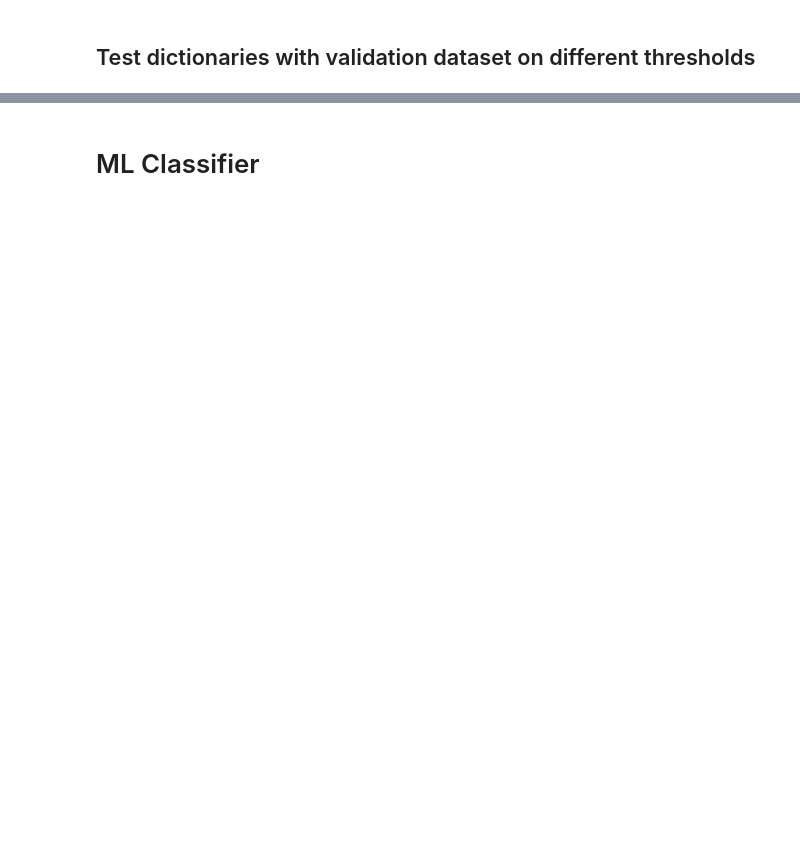
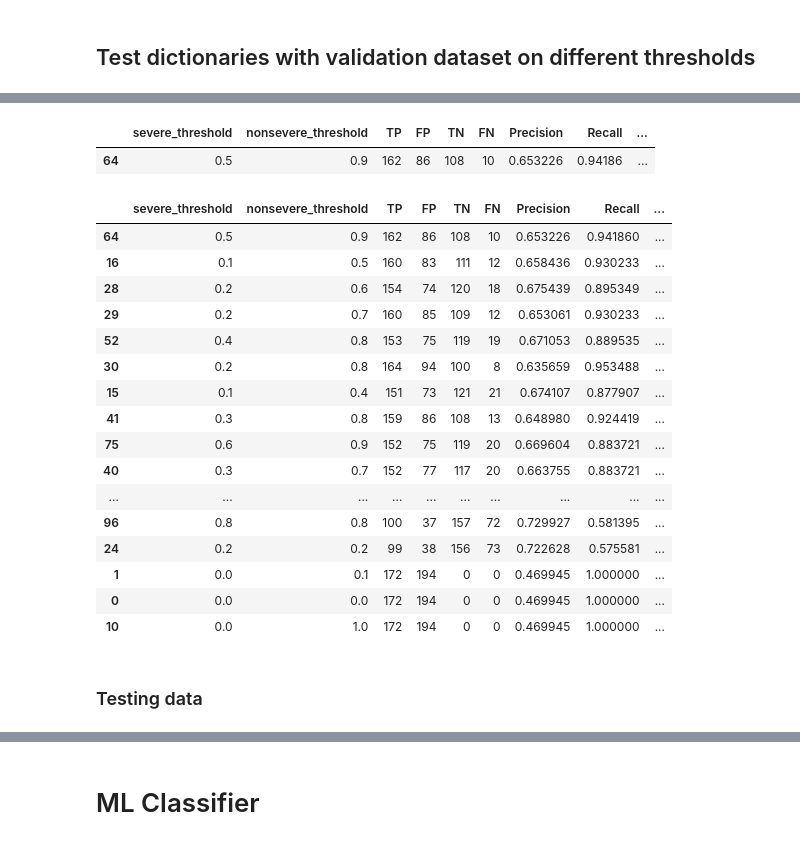
Before and after one commit to fatymaziz/DataAnalysis, a Jupyter notebook: BugSeverityPrediction-Dictionarybased.ipynb, the cells around one changed output, grey strips where cells are left out. Cells and saved outputs as stored; diff of their text form; code cells hidden in the pictures; blank space fills up the shorter version.

Commit message:
Dictionary and ML models done

```diff
--- a/BugSeverityPrediction-Dictionarybased.ipynb
+++ b/BugSeverityPrediction-Dictionarybased.ipynb
@@ -358,6 +383,7 @@ def classifier(Summary,severedictionary_list,nonseveredictionary_list):
     return tag
 # %%
 #severe_threshold = [0.0, 0.1 ,0.2, 0.3 ,0.4, 0.5, 0.6, 0.7, 0.8, 0.9, 1.0]
-#severe_threshold = [x * 0.01 for x in range(0, 100)] + [0.2, 0.5, 1.0]
-severe_threshold=[x * 0.001 for x in range(0, 1000)] + [0.2, 0.5, 1.0]
+# severe_threshold = [x * 0.01 for x in range(0, 100)] + [0.2, 0.5, 1.0]
+# severe_threshold=[x * 0.001 for x in range(0, 1000)] + [0.2, 0.5, 1.0]
+severe_threshold = [0.0, 0.1 ,0.2, 0.3 ,0.4, 0.5, 0.6, 0.7, 0.8, 0.9, 1.0]
 nonsevere_threshold = [0.0, 0.1 ,0.2, 0.3 ,0.4, 0.5, 0.6, 0.7, 0.8, 0.9, 1.0]
@@ -364,5 +396,7 @@ nonsevere_threshold = [0.0, 0.1 ,0.2, 0.3 ,0.4, 0.5, 0.6, 0.7, 0.8, 0.9, 1.0]
 # %%
+#Function that creates dictionary on different threholds and tests with validation data and returns the confusion matrix and accuracy scores of each dictionary
 def dictionary_onthresholds(severe_threshold, nonsevere_threshold, dataset):
+
     severe_dictionary = {}
     nonsevere_dictionary = {}
     for keyy in payload_train:
@@ -373,26 +407,37 @@ def dictionary_onthresholds(severe_threshold, nonsevere_threshold, dataset):
             nonsevere_dictionary[keyy] = payload_train[keyy]
 
     severedictionary_list = list(severe_dictionary.keys())
+    print(severedictionary_list)
     nonseveredictionary_list = list(nonsevere_dictionary.keys())
+    print(nonseveredictionary_list)
 
     dataset["Summary"]  = dataset["Summary"].apply(lambda x: nlpsteps(x))
 
     dataset["my_tag"] = dataset["Summary"].apply(lambda x: classifier(x,severedictionary_list,nonseveredictionary_list))
 
 
+    TP = 0
+    for d in dataset.iterrows():
+        if ((d[1]["my_tag"]== "Severe") & (d[1]["Severity"]== "Severe")):
+            TP = TP+1
+    FP = 0
+    for d in dataset.iterrows():
+        if (d[1]["my_tag"]== "Severe" )& (d[1]["Severity"]== "NonSevere"):
+            FP = FP+1
+    TN = 0
+    for d in dataset.iterrows():
+        if (d[1]["my_tag"]== "NonSevere") & (d[1]["Severity"]== "NonSevere"):
+            TN = TN+1
+    FN = 0
+    for d in dataset.iterrows():
+        if (d[1]["my_tag"]== "NonSevere") & (d[1]["Severity"]== "Severe"):
+            FN = FN+1
+
     confusion_matrix = {
-        "TP": len(dataset[(dataset["my_tag"]== "Severe") &
-                                     (dataset["Severity"]== "Severe")
-                                 ]),
-        "FP": len(dataset[(dataset["my_tag"]== "Severe") &
-                                     (dataset["Severity"]== "NonSevere")
-                                 ]),
-        "TN": len(dataset[(dataset["my_tag"]== "NonSevere") &
-                                     (dataset["Severity"]== "NonSevere")
-                                 ]),
-        "FN": len(dataset[(dataset["my_tag"]== "NonSevere") &
-                                     (dataset["Severity"]== "Severe")
-                                 ]),
+        "TP": TP,
+        "FP": FP,
+        "TN": TN,
+        "FN": FN
 
     }
 
@@ -537,0 +545,28 @@ July 14,2022
+# %%
+# Max F1score that was tested with the validation data
+F1Score_df[F1Score_df['F1Score']==F1Score_df['F1Score'].max()]
+# %% [output]
+|  | severe_threshold | nonsevere_threshold | TP | FP | TN | FN | Precision | Recall | ... |
+| 64 | 0.5 | 0.9 | 162 | 86 | 108 | 10 | 0.653226 | 0.94186 | ... |
+# %%
+F1Score_df.sort_values(by=['F1Score'], ascending=False).head(50)
+# %% [output]
+|  | severe_threshold | nonsevere_threshold | TP | FP | TN | FN | Precision | Recall | ... |
+| 64 | 0.5 | 0.9 | 162 | 86 | 108 | 10 | 0.653226 | 0.941860 | ... |
+| 16 | 0.1 | 0.5 | 160 | 83 | 111 | 12 | 0.658436 | 0.930233 | ... |
+| 28 | 0.2 | 0.6 | 154 | 74 | 120 | 18 | 0.675439 | 0.895349 | ... |
+| 29 | 0.2 | 0.7 | 160 | 85 | 109 | 12 | 0.653061 | 0.930233 | ... |
+| 52 | 0.4 | 0.8 | 153 | 75 | 119 | 19 | 0.671053 | 0.889535 | ... |
+| 30 | 0.2 | 0.8 | 164 | 94 | 100 | 8 | 0.635659 | 0.953488 | ... |
+| 15 | 0.1 | 0.4 | 151 | 73 | 121 | 21 | 0.674107 | 0.877907 | ... |
+| 41 | 0.3 | 0.8 | 159 | 86 | 108 | 13 | 0.648980 | 0.924419 | ... |
+| 75 | 0.6 | 0.9 | 152 | 75 | 119 | 20 | 0.669604 | 0.883721 | ... |
+| 40 | 0.3 | 0.7 | 152 | 77 | 117 | 20 | 0.663755 | 0.883721 | ... |
+| ... | ... | ... | ... | ... | ... | ... | ... | ... | ... |
+| 96 | 0.8 | 0.8 | 100 | 37 | 157 | 72 | 0.729927 | 0.581395 | ... |
+| 24 | 0.2 | 0.2 | 99 | 38 | 156 | 73 | 0.722628 | 0.575581 | ... |
+| 1 | 0.0 | 0.1 | 172 | 194 | 0 | 0 | 0.469945 | 1.000000 | ... |
+| 0 | 0.0 | 0.0 | 172 | 194 | 0 | 0 | 0.469945 | 1.000000 | ... |
+| 10 | 0.0 | 1.0 | 172 | 194 | 0 | 0 | 0.469945 | 1.000000 | ... |
+# %% [markdown]
+### Testing data
```
Also changed, not shown: parts of 91 cells of this notebook, 1 other file.
